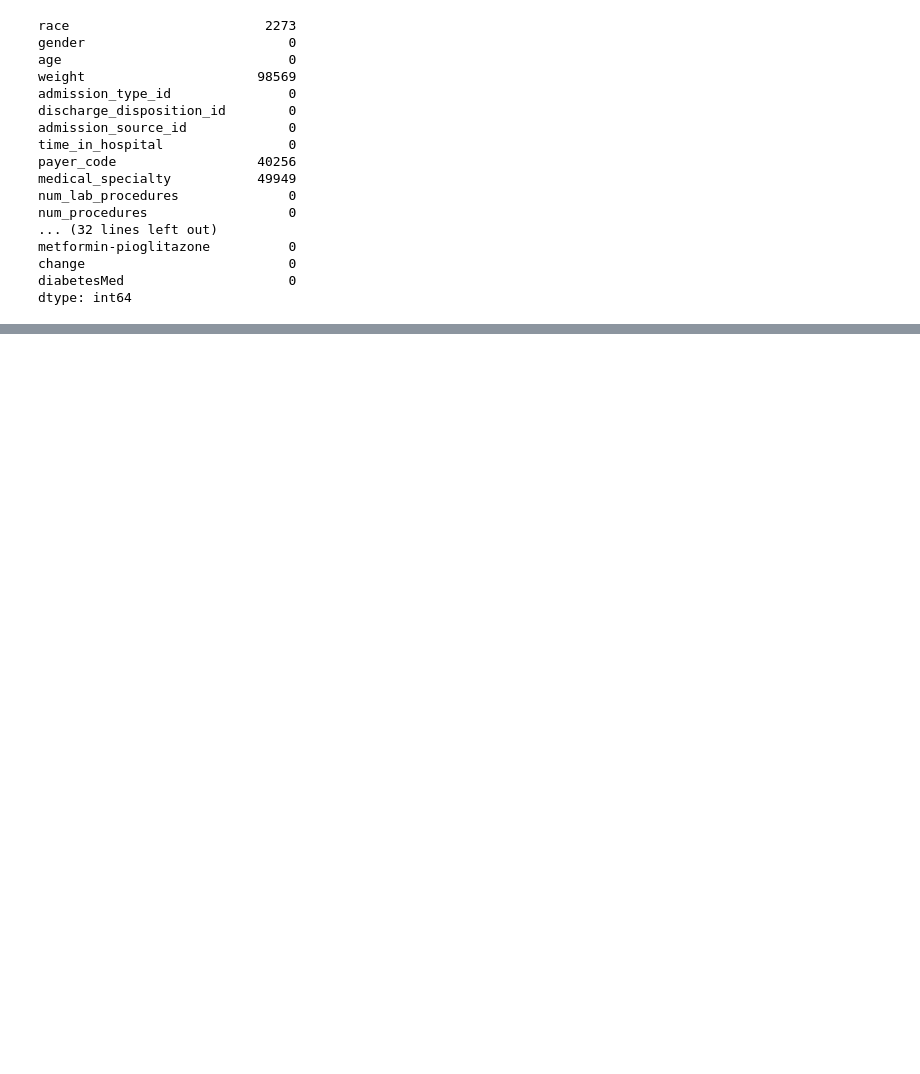
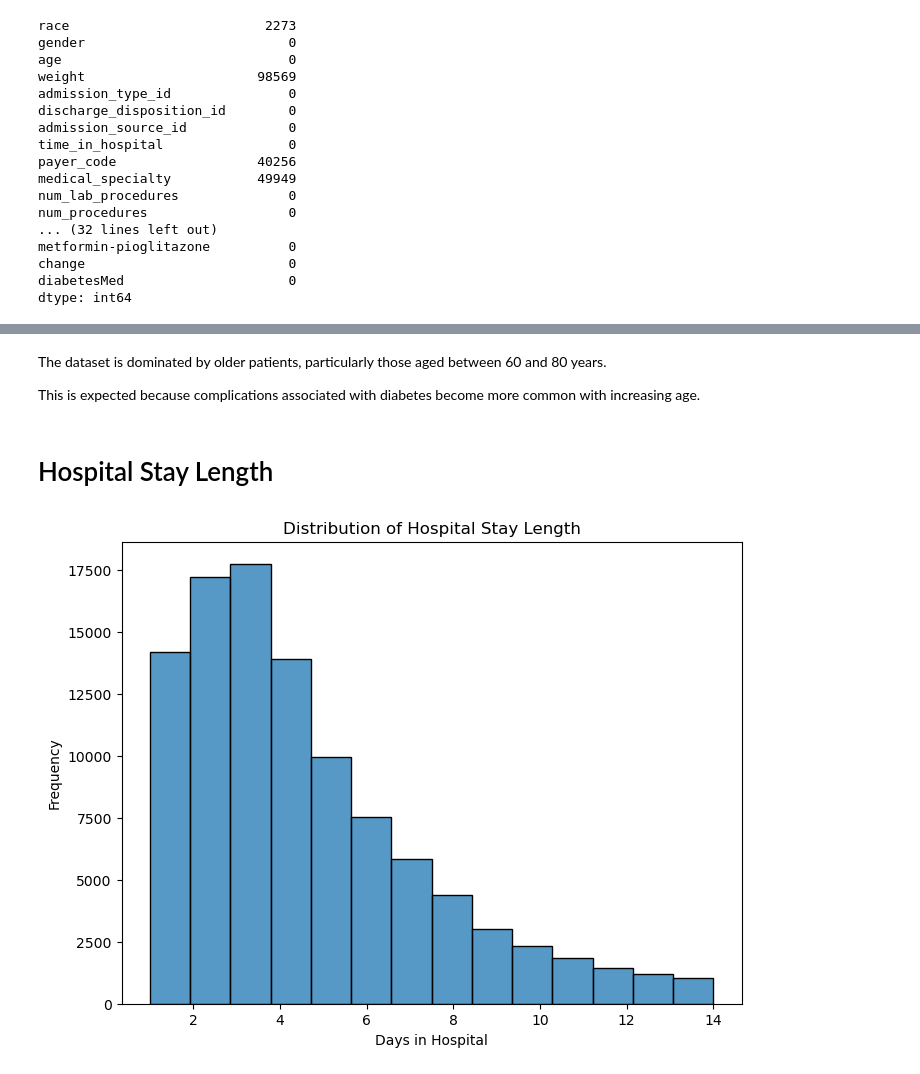
Before and after one commit to wilstones/HospitalReadmission, a Jupyter notebook: Readmission Analysis.ipynb, the cells around one changed output, grey strips where cells are left out. Drawn from its saved outputs; the diff is of its cells as text; code cells hidden in the pictures; blank space fills up the shorter version.

```diff
--- a/Readmission Analysis.ipynb
+++ b/Readmission Analysis.ipynb
@@ -151,0 +321,15 @@ x
+# %% [markdown]
+The dataset is dominated by older patients, particularly those aged between 60 and 80 years.
+
+This is expected because complications associated with diabetes become more common with increasing age.
+# %% [markdown]
+# Hospital Stay Length
+# %%
+plt.figure(figsize=(8,6))
+sns.histplot(df["time_in_hospital"], bins=14, kde=False)
+plt.title("Distribution of Hospital Stay Length")
+plt.xlabel("Days in Hospital")
+plt.ylabel("Frequency")
+plt.show()
+# %% [output]
+[figure, added]
```
Also changed, not shown: parts of 76 cells of this notebook.
